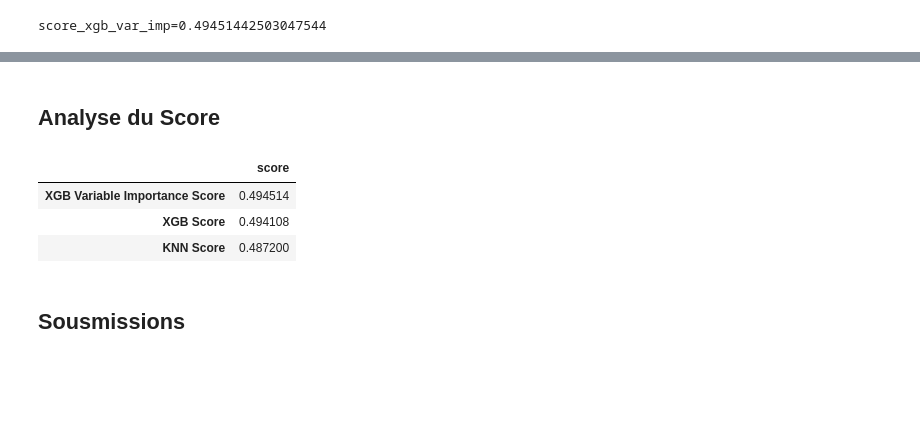
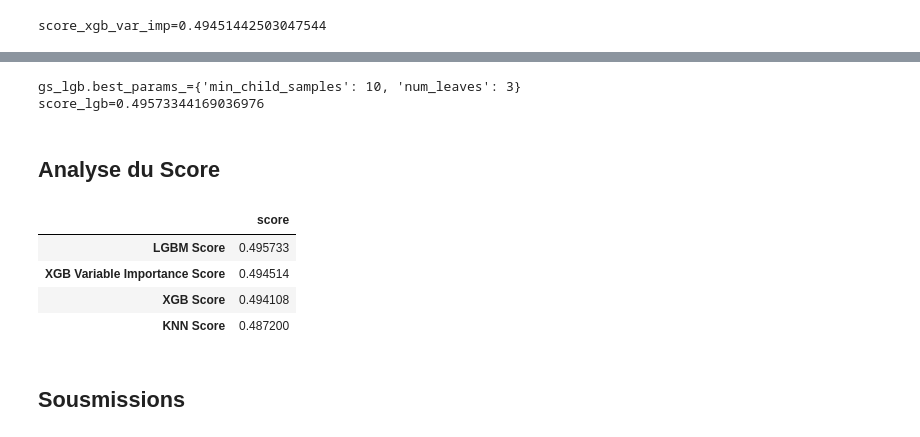
Before and after one commit to lucasn/data-challenge, a Jupyter notebook: models.ipynb, the cells around one changed output, grey strips where cells are left out. Saved outputs shown, nothing was run; the diff lists cells and outputs as text; code cells hidden in the pictures; blank space fills up the shorter version.

Commit message:
Adding LGBM

```diff
--- a/models.ipynb
+++ b/models.ipynb
@@ -334,0 +338,13 @@ score_xgb_var_imp=0.49451442503047544
+# %%
+lgb = LGBMClassifier(
+    objective='multiclass',
+    n_jobs=-1,
+    learning_rate=0.1,
+    verbosity=-1)
+
+param_grid_lgb = {
+    'num_leaves': [3, 4, 5, 6, 7],
+    'min_child_samples': [10, 20, 50, 70, 100, 200]
+}
+
+gs_lgb = GridSearchCV(lgb, param_grid=param_grid_lgb, cv=5, verbose=10).fit(X_train_imp, y_train_encoded)
@@ -335,11 +369,20 @@ score_xgb_var_imp=0.49451442503047544
+# %%
+score_lgb = gs_lgb.score(X_test, y_test_encoded)
+
+print(f'{gs_lgb.best_params_=}')
+print(f'{score_lgb=}')
+# %% [output]
+gs_lgb.best_params_={'min_child_samples': 10, 'num_leaves': 3}
+score_lgb=0.49573344169036976
 # %% [markdown]
 ## Analyse du Score
 # %%
 pd.DataFrame(
-    {'score': [score_knn, score_xgb, score_xgb_var_imp]},
-    index=['KNN Score', 'XGB Score', 'XGB Variable Importance Score']).sort_values(by='score', ascending=False)
+    {'score': [score_knn, score_xgb, score_xgb_var_imp, score_lgb]},
+    index=['KNN Score', 'XGB Score', 'XGB Variable Importance Score', 'LGBM Score']).sort_values(by='score', ascending=False)
 # %% [output]
 |  | score |
+| LGBM Score | 0.495733 |
 | XGB Variable Importance Score | 0.494514 |
 | XGB Score | 0.494108 |
 | KNN Score | 0.487200 |
```
Also changed, not shown: parts of 6 cells of this notebook, 1 other file.
